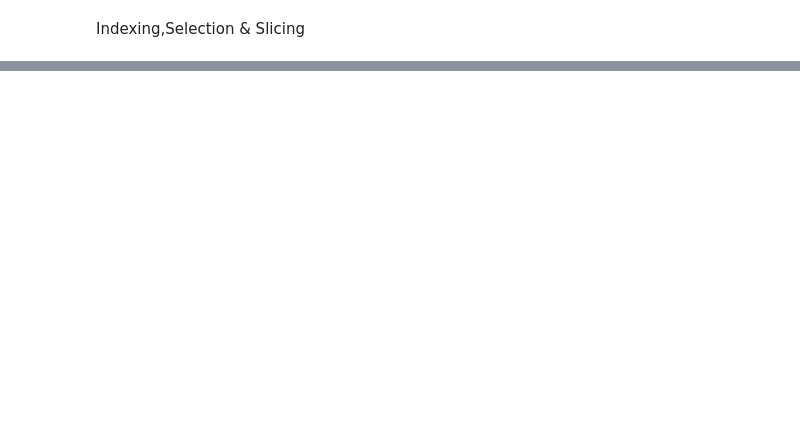
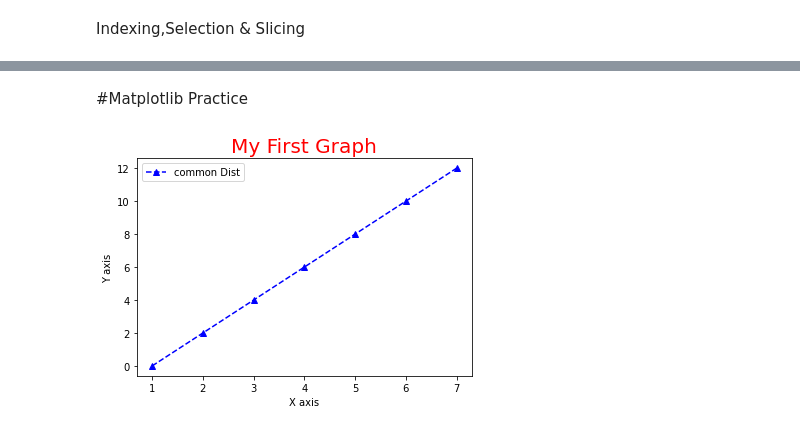
Before and after one commit to palleramcharan/Pythonpractice, a Jupyter notebook: FreeCodeCampPractice.ipynb, the cells around one changed output, grey strips where cells are left out. Drawn from its saved outputs; the diff is of its cells as text; code cells hidden in the pictures; blank space fills up the shorter version.

```diff
--- a/FreeCodeCampPractice.ipynb
+++ b/FreeCodeCampPractice.ipynb
@@ -240,0 +355,24 @@ Name: Canada, dtype: object
+# %% [markdown]
+#Matplotlib Practice
+# %%
+#sample practice sessions from  here https://www.youtube.com/watch?v=3Xc3CA655Y4&ab_channel=freeCodeCamp.org
+import matplotlib.pyplot as plt
+x=[1,2,3,4,5,6,7]
+y=[0,2,4,6,8,10,12]
+
+plt.title("My First Graph",fontdict={'fontsize':20,'color':"red"})
+plt.xlabel("X axis")
+plt.ylabel("Y axis")
+plt.xticks([1,2,3,4,5,6,7,8,9])
+plt.yticks([0,2,4,6,8,10,12,14,16,18])
+#plt.plot(x,y,label="common Dist",linestyle='dashed',marker='o',color="green",markersize=10,markeredgecolor="red")
+
+#for shorter notation use below  fmt = '[marker][line][color]'
+fmt = 'b^--'
+plt.plot(x,y,fmt,label="common Dist")
+plt.legend()
+
+
+plt.show()
+# %% [output]
+[figure, added]
```
Also changed, not shown: parts of 13 cells of this notebook.
